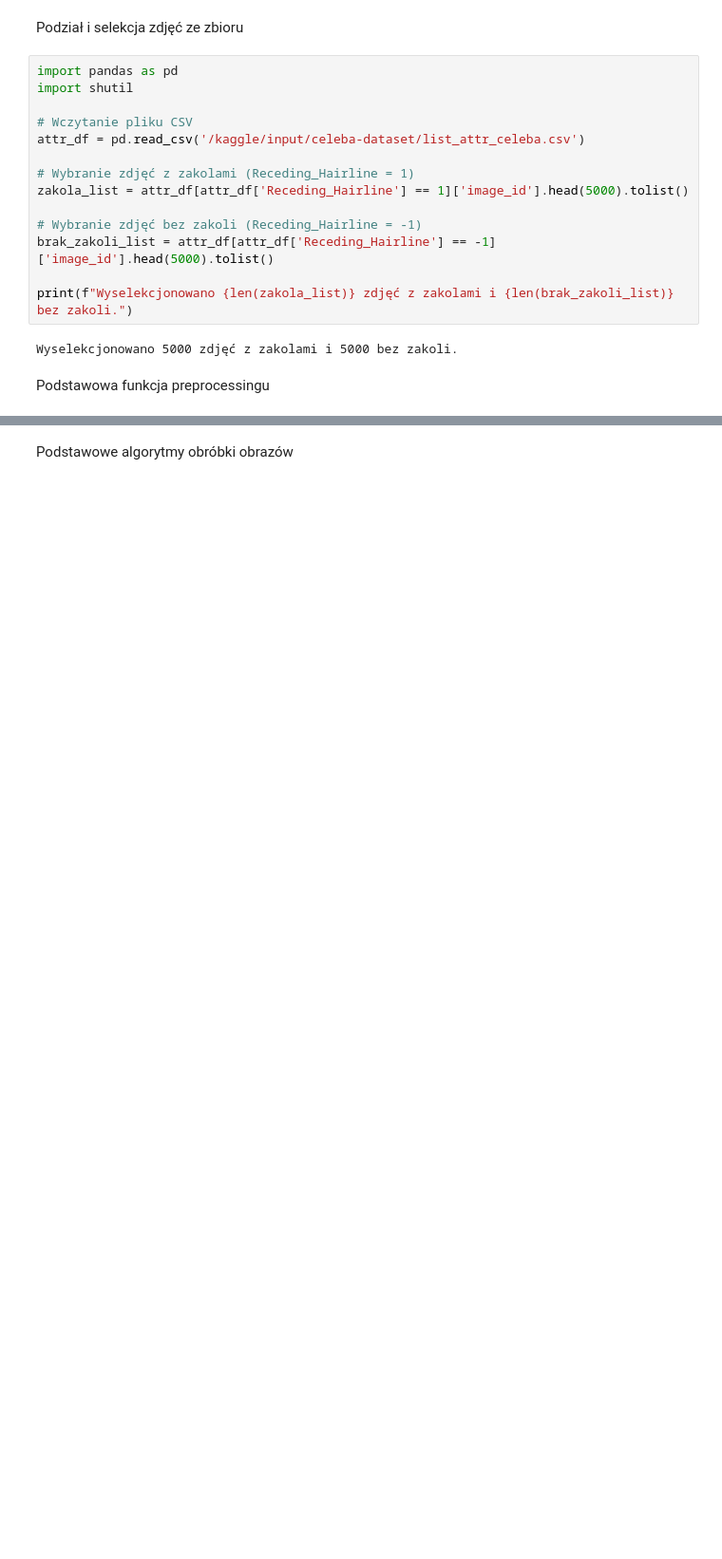
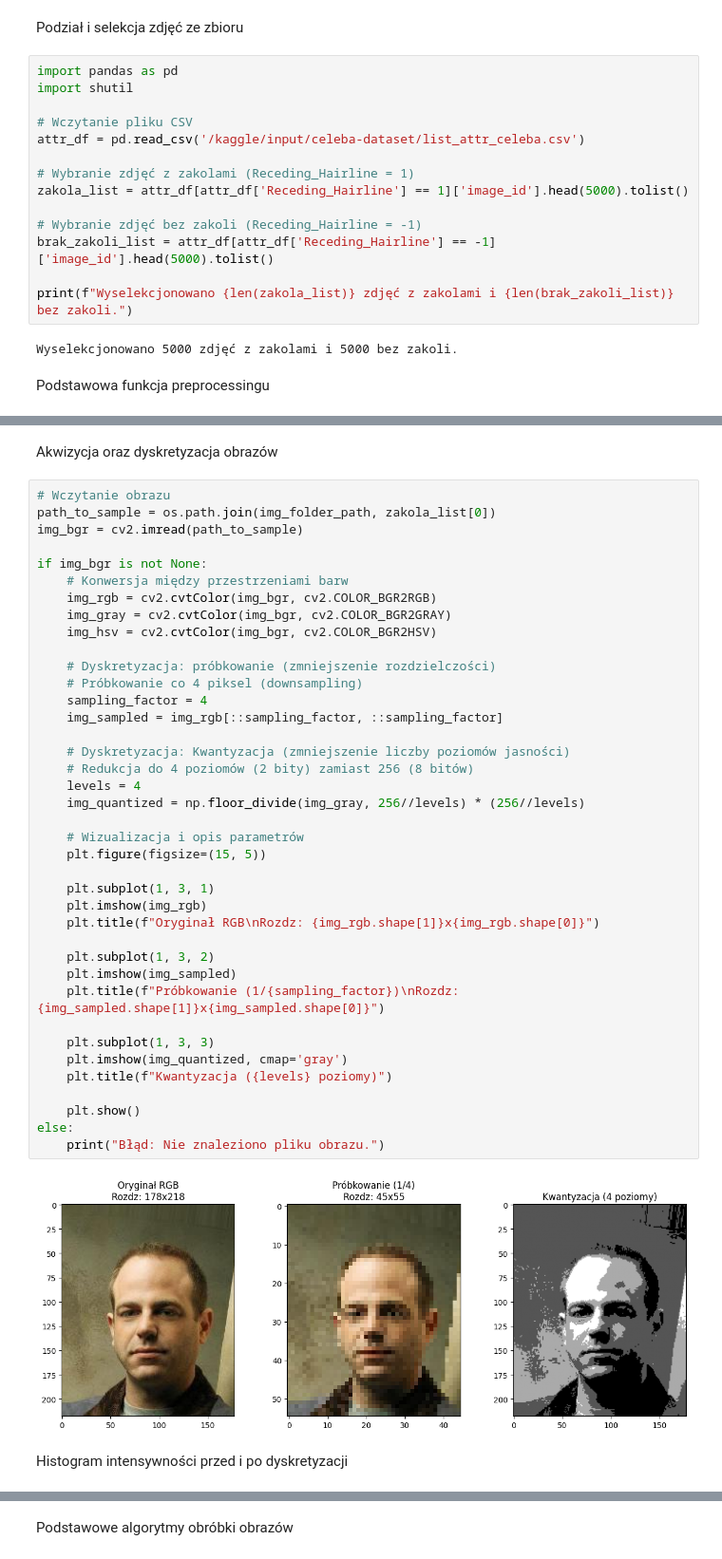
Before and after one commit to carolynee01/receding-hairline, a Jupyter notebook: receding_hairline.ipynb, the cells around one changed output, grey strips where cells are left out. Shown at 95% size. Drawn from its saved outputs; the diff is of its cells as text; blank space fills up the shorter version.

```diff
--- a/receding_hairline.ipynb
+++ b/receding_hairline.ipynb
@@ -168,0 +94,45 @@ sample_img = preprocess_image(zakola_list[0])
+# %% [markdown]
+Akwizycja oraz dyskretyzacja obrazów
+# %%
+# Wczytanie obrazu
+path_to_sample = os.path.join(img_folder_path, zakola_list[0])
+img_bgr = cv2.imread(path_to_sample)
+
+if img_bgr is not None:
+    # Konwersja między przestrzeniami barw
+    img_rgb = cv2.cvtColor(img_bgr, cv2.COLOR_BGR2RGB)
+    img_gray = cv2.cvtColor(img_bgr, cv2.COLOR_BGR2GRAY)
+    img_hsv = cv2.cvtColor(img_bgr, cv2.COLOR_BGR2HSV)
+
+    # Dyskretyzacja: próbkowanie (zmniejszenie rozdzielczości)
+    # Próbkowanie co 4 piksel (downsampling)
+    sampling_factor = 4
+    img_sampled = img_rgb[::sampling_factor, ::sampling_factor]
+
+    # Dyskretyzacja: Kwantyzacja (zmniejszenie liczby poziomów jasności)
+    # Redukcja do 4 poziomów (2 bity) zamiast 256 (8 bitów)
+    levels = 4
+    img_quantized = np.floor_divide(img_gray, 256//levels) * (256//levels)
+
+    # Wizualizacja i opis parametrów
+    plt.figure(figsize=(15, 5))
+
+    plt.subplot(1, 3, 1)
+    plt.imshow(img_rgb)
+    plt.title(f"Oryginał RGB\nRozdz: {img_rgb.shape[1]}x{img_rgb.shape[0]}")
+
+    plt.subplot(1, 3, 2)
+    plt.imshow(img_sampled)
+    plt.title(f"Próbkowanie (1/{sampling_factor})\nRozdz: {img_sampled.shape[1]}x{img_sampled.shape[0]}")
+
+    plt.subplot(1, 3, 3)
+    plt.imshow(img_quantized, cmap='gray')
+    plt.title(f"Kwantyzacja ({levels} poziomy)")
+
+    plt.show()
+else:
+    print("Błąd: Nie znaleziono pliku obrazu.")
+# %% [output]
+[figure, added]
+# %% [markdown]
+Histogram intensywności przed i po dyskretyzacji
```
Also changed, not shown: parts of 15 cells of this notebook.
